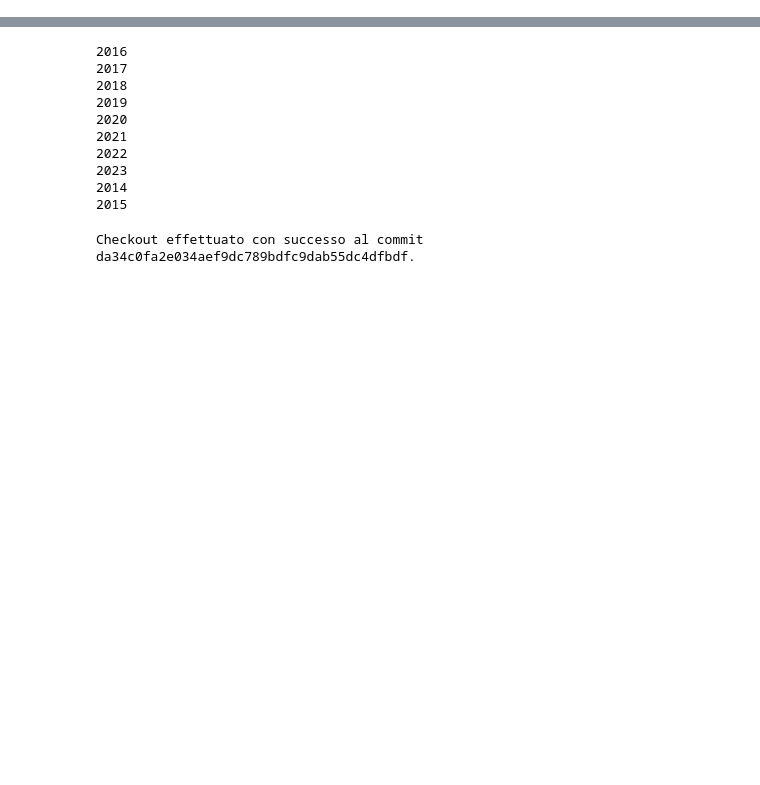
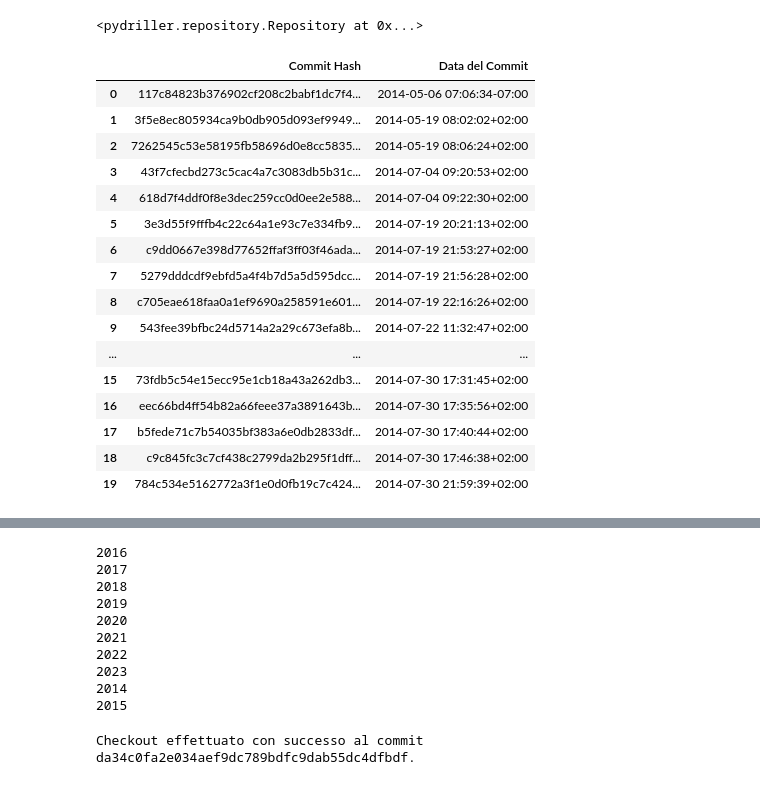
Before and after one commit to CostaMart/ing-soft2, a Jupyter notebook: prove.ipynb, the cells around one changed output, grey strips where cells are left out. Cells and saved outputs as stored; diff of their text form; code cells hidden in the pictures; blank space fills up the shorter version.

```diff
--- a/prove.ipynb
+++ b/prove.ipynb
@@ -6,0 +16,27 @@ import model.process_metrics as pm
+# %%
+ru.repo_to_use()
+# %% [output]
+<pydriller.repository.Repository at 0x...>
+# %%
+lista = ru.dataCommitLink(ru.repo_to_use())
+# %%
+lista.head(10)
+lista.head(20)
+# %% [output]
+|  | Commit Hash | Data del Commit |
+| 0 | 117c84823b376902cf208c2babf1dc7f4... | 2014-05-06 07:06:34-07:00 |
+| 1 | 3f5e8ec805934ca9b0db905d093ef9949... | 2014-05-19 08:02:02+02:00 |
+| 2 | 7262545c53e58195fb58696d0e8cc5835... | 2014-05-19 08:06:24+02:00 |
+| 3 | 43f7cfecbd273c5cac4a7c3083db5b31c... | 2014-07-04 09:20:53+02:00 |
+| 4 | 618d7f4ddf0f8e3dec259cc0d0ee2e588... | 2014-07-04 09:22:30+02:00 |
+| 5 | 3e3d55f9fffb4c22c64a1e93c7e334fb9... | 2014-07-19 20:21:13+02:00 |
+| 6 | c9dd0667e398d77652ffaf3ff03f46ada... | 2014-07-19 21:53:27+02:00 |
+| 7 | 5279dddcdf9ebfd5a4f4b7d5a5d595dcc... | 2014-07-19 21:56:28+02:00 |
+| 8 | c705eae618faa0a1ef9690a258591e601... | 2014-07-19 22:16:26+02:00 |
+| 9 | 543fee39bfbc24d5714a2a29c673efa8b... | 2014-07-22 11:32:47+02:00 |
+| ... | ... | ... |
+| 15 | 73fdb5c54e15ecc95e1cb18a43a262db3... | 2014-07-30 17:31:45+02:00 |
+| 16 | eec66bd4ff54b82a66feee37a3891643b... | 2014-07-30 17:35:56+02:00 |
+| 17 | b5fede71c7b54035bf383a6e0db2833df... | 2014-07-30 17:40:44+02:00 |
+| 18 | c9c845fc3c7cf438c2799da2b295f1dff... | 2014-07-30 17:46:38+02:00 |
+| 19 | 784c534e5162772a3f1e0d0fb19c7c424... | 2014-07-30 21:59:39+02:00 |
```
Also changed, not shown: parts of 9 cells of this notebook, 2 other files.
